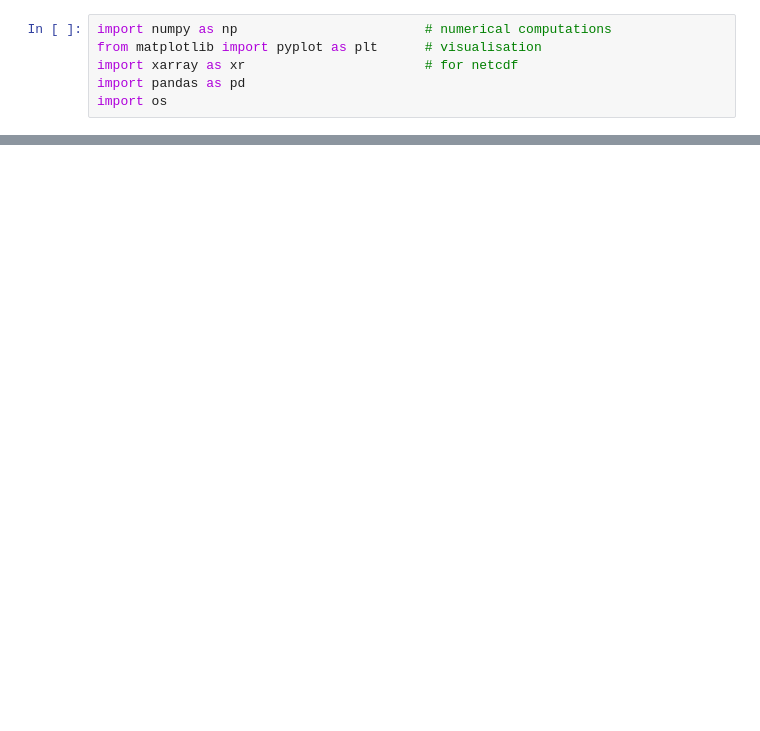
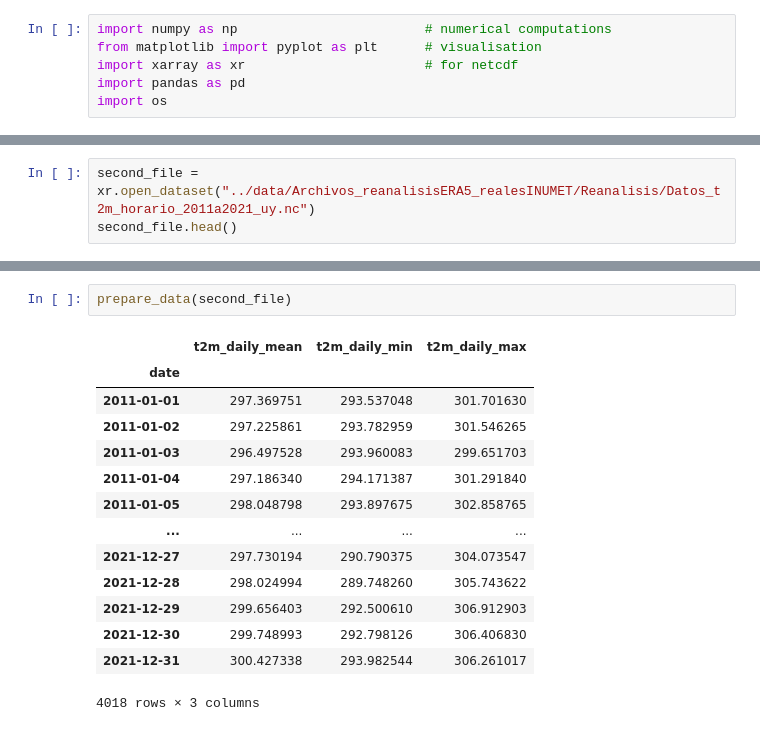
Before and after one commit to nachalca/FSE_extremos, a Jupyter notebook: StageL2/fusion-ERA.ipynb, the cells around one changed output, grey strips where cells are left out. Saved outputs shown, nothing was run; the diff lists cells and outputs as text; blank space fills up the shorter version.

```diff
--- a/StageL2/fusion-ERA.ipynb
+++ b/StageL2/fusion-ERA.ipynb
@@ -76,0 +61,3 @@ df.head()
+# %%
+second_file = xr.open_dataset("../data/Archivos_reanalisisERA5_realesINUMET/Reanalisis/Datos_t2m_horario_2011a2021_uy.nc")
+second_file.head()
@@ -76,0 +76,17 @@ df.head()
+# %%
+prepare_data(second_file)
+# %% [output]
+|  | t2m_daily_mean | t2m_daily_min | t2m_daily_max |
+| date |  |  |  |
+| 2011-01-01 | 297.369751 | 293.537048 | 301.701630 |
+| 2011-01-02 | 297.225861 | 293.782959 | 301.546265 |
+| 2011-01-03 | 296.497528 | 293.960083 | 299.651703 |
+| 2011-01-04 | 297.186340 | 294.171387 | 301.291840 |
+| 2011-01-05 | 298.048798 | 293.897675 | 302.858765 |
+| ... | ... | ... | ... |
+| 2021-12-27 | 297.730194 | 290.790375 | 304.073547 |
+| 2021-12-28 | 298.024994 | 289.748260 | 305.743622 |
+| 2021-12-29 | 299.656403 | 292.500610 | 306.912903 |
+| 2021-12-30 | 299.748993 | 292.798126 | 306.406830 |
+| 2021-12-31 | 300.427338 | 293.982544 | 306.261017 |
+4018 rows × 3 columns
```
Also changed, not shown: parts of 5 cells of this notebook.
